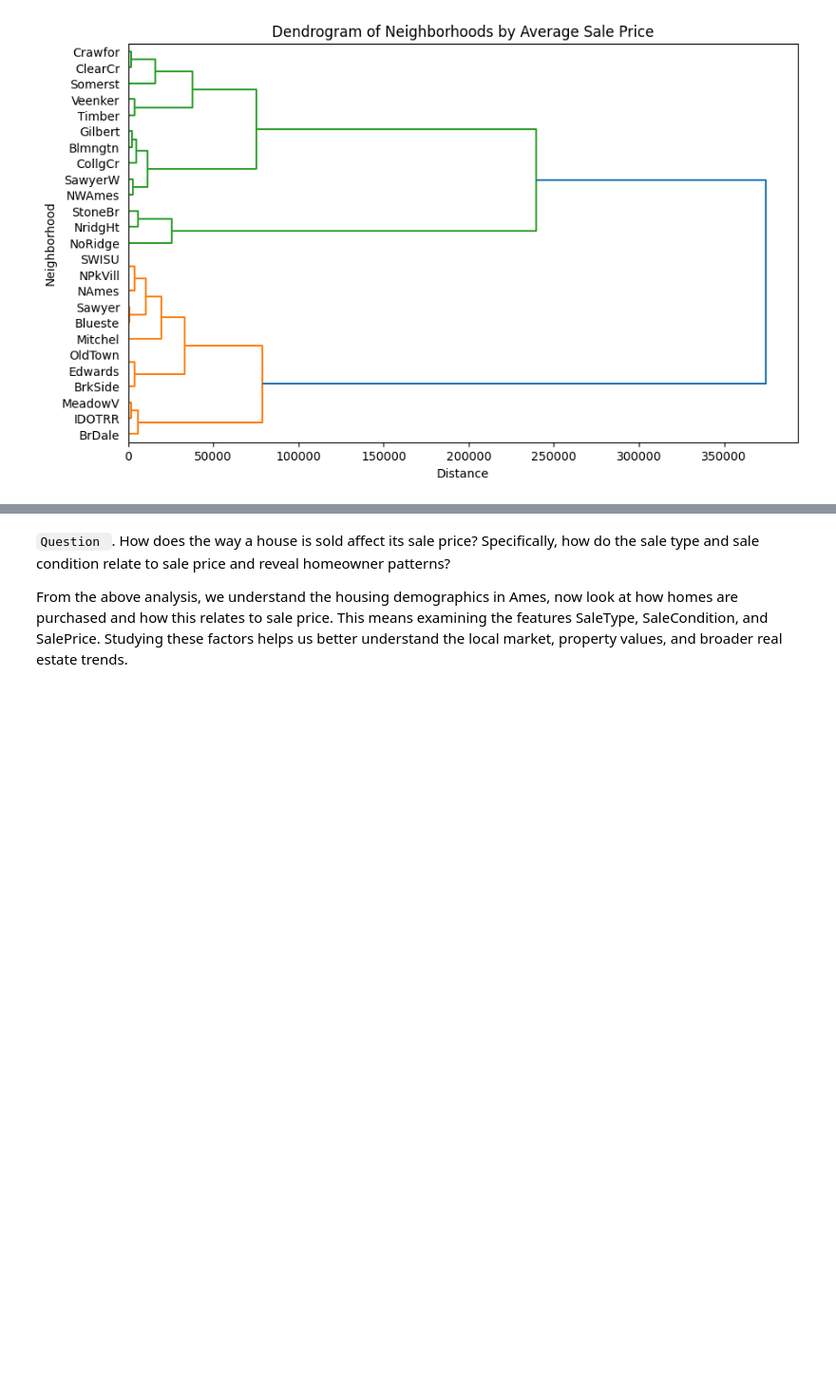
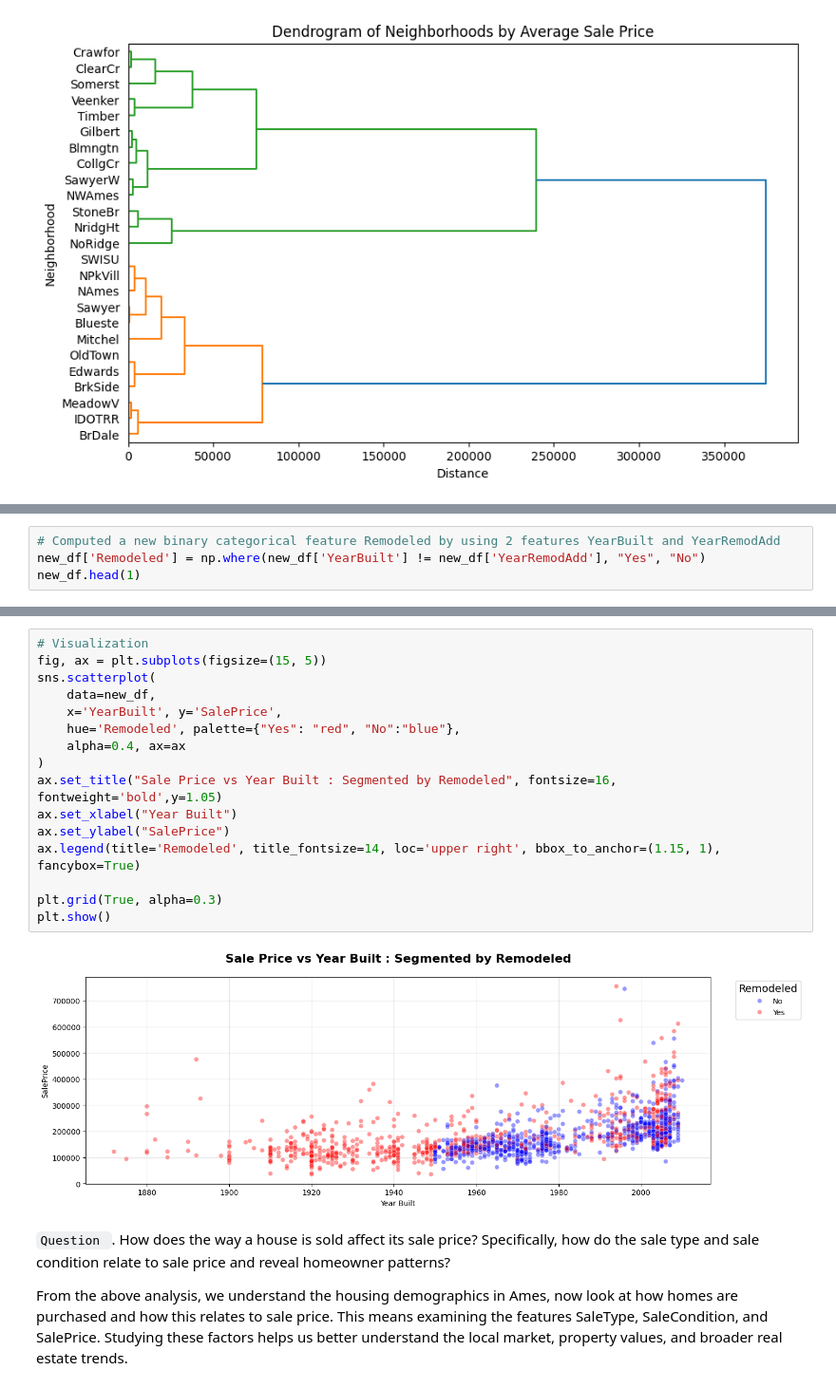
Before and after one commit to annugit1655/Real-Estate-Price-Prediction, a Jupyter notebook: Real-Estate-Price-Prediction/notebooks/EDA-house-part-1.ipynb, the cells around one changed output, grey strips where cells are left out. Shown at 95% size. Cells and saved outputs as stored; diff of their text form; blank space fills up the shorter version.

Commit message:
'year_eda'

```diff
--- a/Real-Estate-Price-Prediction/notebooks/EDA-house-part-1.ipynb
+++ b/Real-Estate-Price-Prediction/notebooks/EDA-house-part-1.ipynb
@@ -616,0 +631,4 @@ plt.show()
+# %%
+# Computed a new binary categorical feature Remodeled by using 2 features YearBuilt and YearRemodAdd
+new_df['Remodeled'] = np.where(new_df['YearBuilt'] != new_df['YearRemodAdd'], "Yes", "No")
+new_df.head(1)
@@ -617,3 +642,21 @@ plt.show()
+# %%
+# Visualization
+fig, ax = plt.subplots(figsize=(15, 5))
+sns.scatterplot(
+    data=new_df,
+    x='YearBuilt', y='SalePrice',
+    hue='Remodeled', palette={"Yes": "red", "No":"blue"},
+    alpha=0.4, ax=ax
+)
+ax.set_title("Sale Price vs Year Built : Segmented by Remodeled", fontsize=16, fontweight='bold',y=1.05)
+ax.set_xlabel("Year Built")
+ax.set_ylabel("SalePrice")
+ax.legend(title='Remodeled', title_fontsize=14, loc='upper right', bbox_to_anchor=(1.15, 1), fancybox=True)
+
+plt.grid(True, alpha=0.3)
+plt.show()
+# %% [output]
+[figure, added]
 # %% [markdown]
 `Question `. How does the way a house is sold affect its sale price? Specifically, how do the sale type and sale condition relate to sale price and reveal homeowner patterns?
 
```
Also changed, not shown: parts of 9 cells of this notebook.
